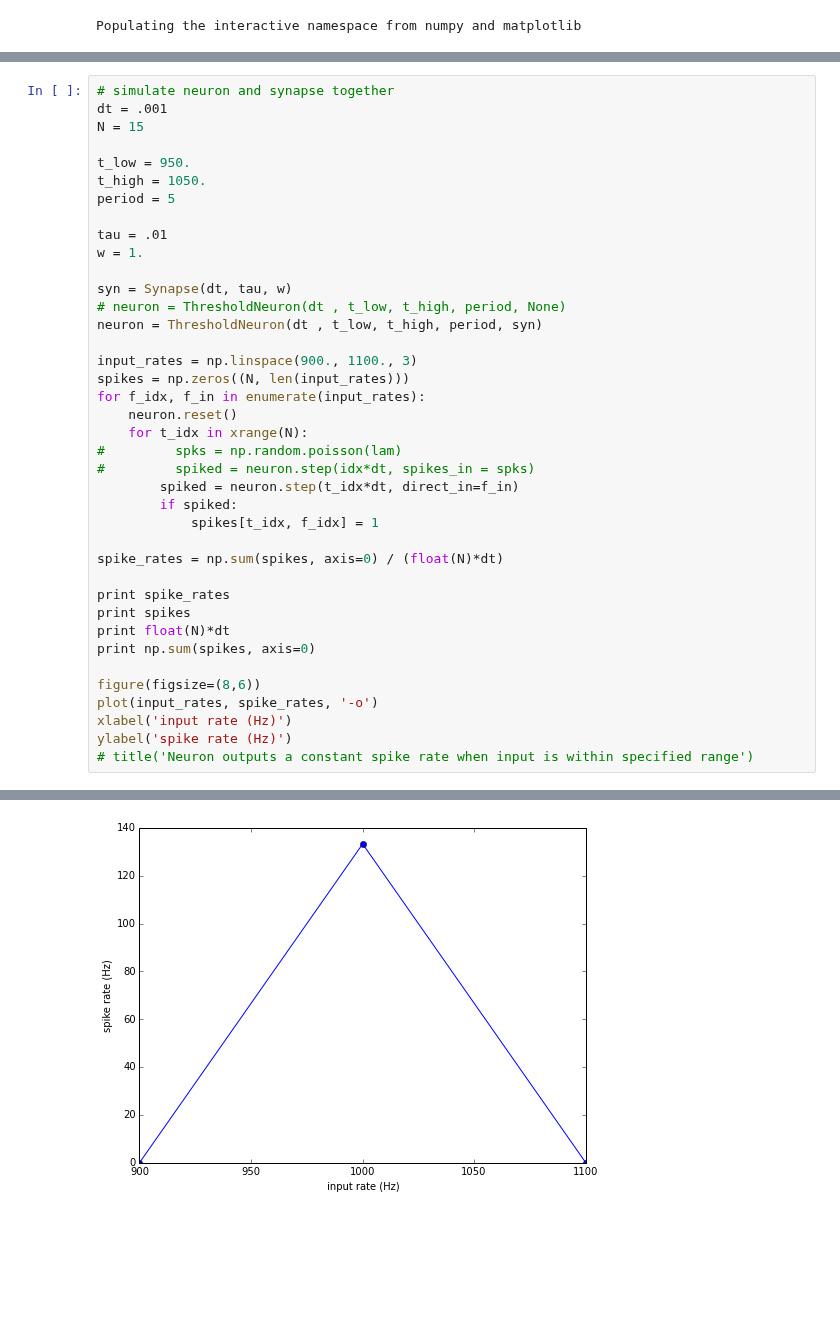
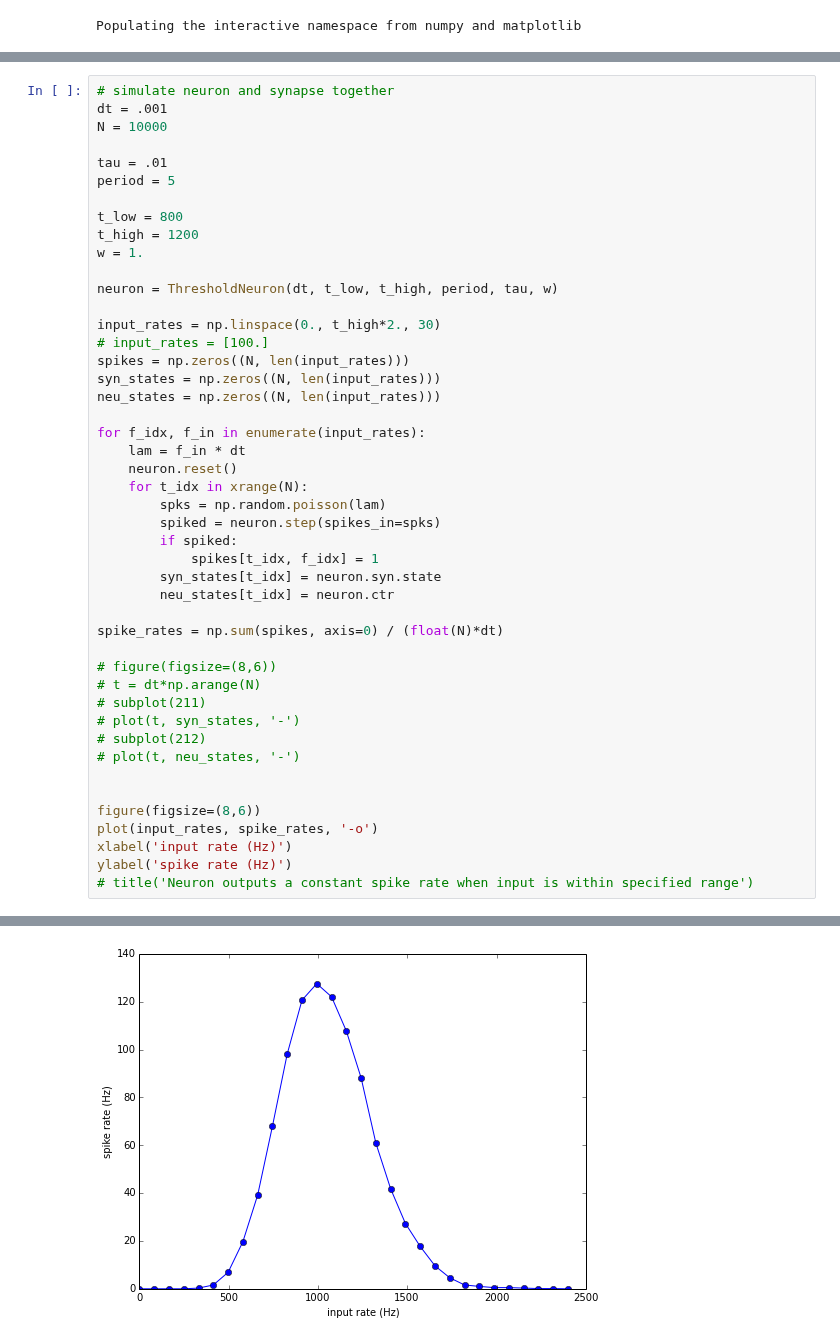
Before and after one commit to samfok/notebooks, a Jupyter notebook: neuron/Alt neurons.ipynb, the cells around one changed output, grey strips where cells are left out. Saved outputs shown, nothing was run; the diff lists cells and outputs as text; blank space fills up the shorter version.

```diff
--- a/neuron/Alt neurons.ipynb
+++ b/neuron/Alt neurons.ipynb
@@ -99,36 +84,43 @@ class ThresholdNeuron(BaseNeuron):
 # %%
 # simulate neuron and synapse together
 dt = .001
-N = 15
+N = 10000
 
-t_low = 950.
-t_high = 1050.
+tau = .01
 period = 5
 
-tau = .01
+t_low = 800
+t_high = 1200
 w = 1.
 
-syn = Synapse(dt, tau, w)
-# neuron = ThresholdNeuron(dt , t_low, t_high, period, None)
-neuron = ThresholdNeuron(dt , t_low, t_high, period, syn)
+neuron = ThresholdNeuron(dt, t_low, t_high, period, tau, w)
 
-input_rates = np.linspace(900., 1100., 3)
+input_rates = np.linspace(0., t_high*2., 30)
+# input_rates = [100.]
 spikes = np.zeros((N, len(input_rates)))
+syn_states = np.zeros((N, len(input_rates)))
+neu_states = np.zeros((N, len(input_rates)))
+
 for f_idx, f_in in enumerate(input_rates):
+    lam = f_in * dt
     neuron.reset()
     for t_idx in xrange(N):
-#         spks = np.random.poisson(lam)
-#         spiked = neuron.step(idx*dt, spikes_in = spks)
-        spiked = neuron.step(t_idx*dt, direct_in=f_in)
+        spks = np.random.poisson(lam)
+        spiked = neuron.step(spikes_in=spks)
         if spiked:
             spikes[t_idx, f_idx] = 1
+        syn_states[t_idx] = neuron.syn.state
+        neu_states[t_idx] = neuron.ctr
 
 spike_rates = np.sum(spikes, axis=0) / (float(N)*dt)
 
-print spike_rates
-print spikes
-print float(N)*dt
-print np.sum(spikes, axis=0)
+# figure(figsize=(8,6))
+# t = dt*np.arange(N)
+# subplot(211)
+# plot(t, syn_states, '-')
+# subplot(212)
+# plot(t, neu_states, '-')
+
 
 figure(figsize=(8,6))
 plot(input_rates, spike_rates, '-o')
@@ -157,4 +132,4 @@ stepping 0.011000
-[figure, old version]
+[figure, new version]
 # %%
 # validate neuron
 dt = .001
```
Also changed, not shown: parts of 4 cells of this notebook.
